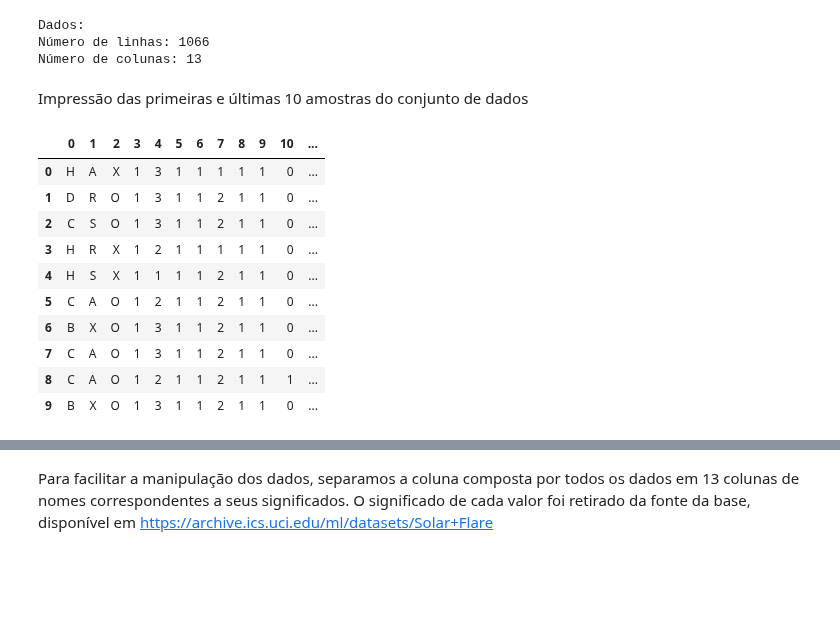
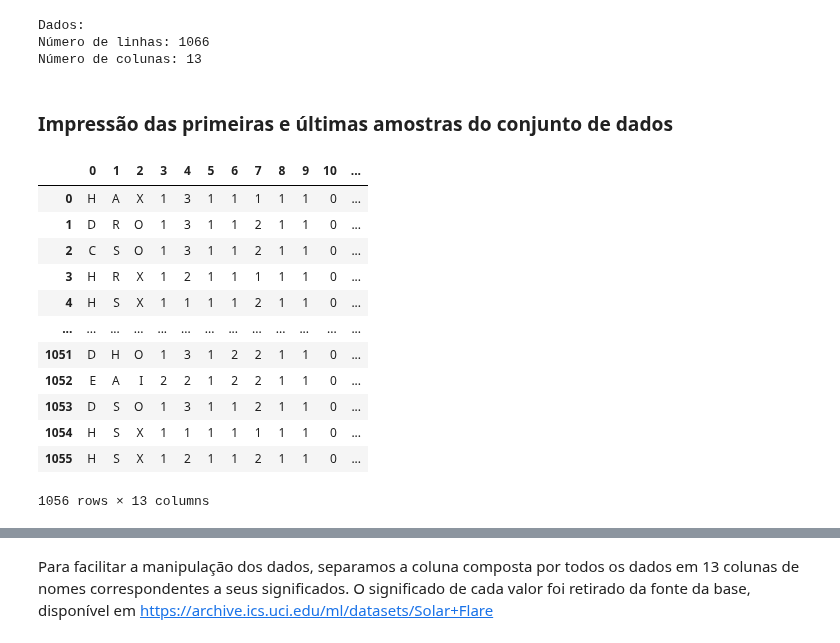
Before and after one commit to andisantos/MO431-432, a Jupyter notebook: MO432/T1/Tarefa_1_dre.ipynb, the cells around one changed output, grey strips where cells are left out. Saved outputs shown, nothing was run; the diff lists cells and outputs as text; code cells hidden in the pictures; blank space fills up the shorter version.

```diff
--- a/MO432/T1/Tarefa_1_dre.ipynb
+++ b/MO432/T1/Tarefa_1_dre.ipynb
@@ -13,18 +22,20 @@ Dados:
 Número de linhas: 1066
 Número de colunas: 13
 # %% [markdown]
-Impressão das primeiras e últimas 10 amostras do conjunto de dados
+<h3>Impressão das primeiras e últimas amostras do conjunto de dados</h3>
 # %%
-df_original.head(10)
+df_original.head(-10)
 # %% [output]
 |  | 0 | 1 | 2 | 3 | 4 | 5 | 6 | 7 | 8 | 9 | 10 | ... |
 | 0 | H | A | X | 1 | 3 | 1 | 1 | 1 | 1 | 1 | 0 | ... |
 | 1 | D | R | O | 1 | 3 | 1 | 1 | 2 | 1 | 1 | 0 | ... |
 | 2 | C | S | O | 1 | 3 | 1 | 1 | 2 | 1 | 1 | 0 | ... |
 | 3 | H | R | X | 1 | 2 | 1 | 1 | 1 | 1 | 1 | 0 | ... |
 | 4 | H | S | X | 1 | 1 | 1 | 1 | 2 | 1 | 1 | 0 | ... |
-| 5 | C | A | O | 1 | 2 | 1 | 1 | 2 | 1 | 1 | 0 | ... |
-| 6 | B | X | O | 1 | 3 | 1 | 1 | 2 | 1 | 1 | 0 | ... |
-| 7 | C | A | O | 1 | 3 | 1 | 1 | 2 | 1 | 1 | 0 | ... |
-| 8 | C | A | O | 1 | 2 | 1 | 1 | 2 | 1 | 1 | 1 | ... |
-| 9 | B | X | O | 1 | 3 | 1 | 1 | 2 | 1 | 1 | 0 | ... |
+| ... | ... | ... | ... | ... | ... | ... | ... | ... | ... | ... | ... | ... |
+| 1051 | D | H | O | 1 | 3 | 1 | 2 | 2 | 1 | 1 | 0 | ... |
+| 1052 | E | A | I | 2 | 2 | 1 | 2 | 2 | 1 | 1 | 0 | ... |
+| 1053 | D | S | O | 1 | 3 | 1 | 1 | 2 | 1 | 1 | 0 | ... |
+| 1054 | H | S | X | 1 | 1 | 1 | 1 | 1 | 1 | 1 | 0 | ... |
+| 1055 | H | S | X | 1 | 2 | 1 | 1 | 2 | 1 | 1 | 0 | ... |
+1056 rows × 13 columns
```
Also changed, not shown: parts of 18 cells of this notebook.
